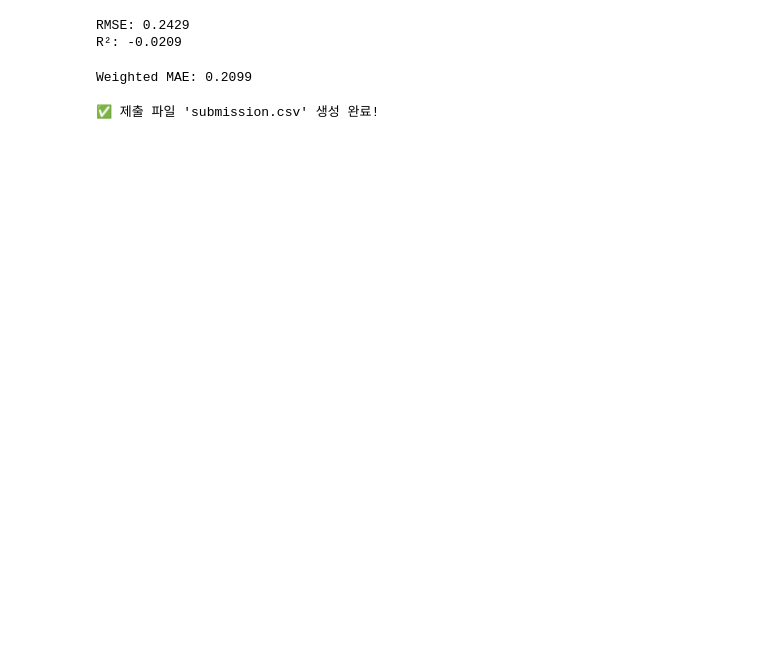
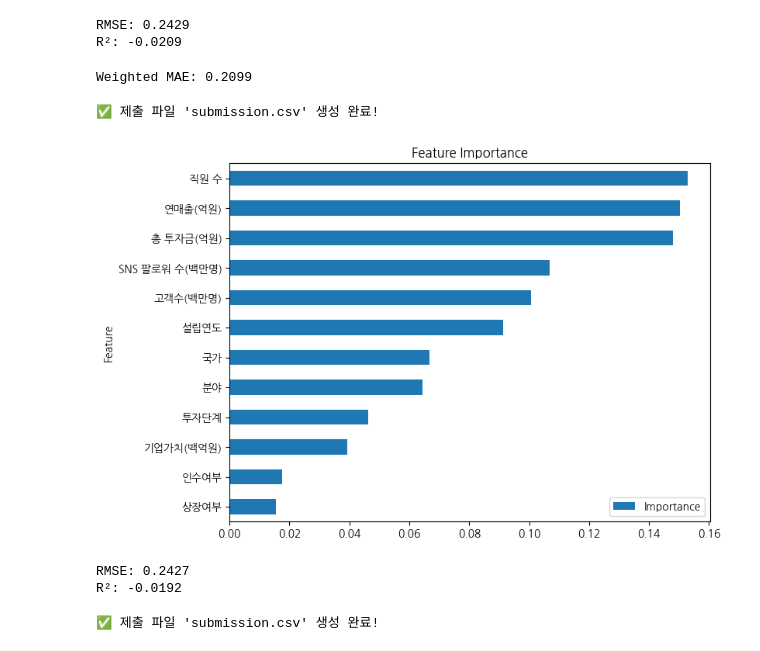
Before and after one commit to b00kkk/company_success_probability, a Jupyter notebook: the_probability_of_success_of_a_company.ipynb, the cells around one changed output. Drawn from its saved outputs; the diff is of its cells as text; code cells hidden in the pictures; blank space fills up the shorter version.

```diff
--- a/the_probability_of_success_of_a_company.ipynb
+++ b/the_probability_of_success_of_a_company.ipynb
@@ -271,3 +271,23 @@ submission.to_csv('submission.csv', index=False)
 print("✅ 제출 파일 'submission.csv' 생성 완료!")
 # %% [output]
 ✅ 제출 파일 'submission.csv' 생성 완료!
+# %%
+import matplotlib.pyplot as plt
+
+# 피처 중요도 추출
+importances = model.feature_importances_
+feature_names = X_train.columns
+
+# 중요도 정렬 시각화
+feat_imp_df = pd.DataFrame({
+    'Feature': feature_names,
+    'Importance': importances
+}).sort_values(by='Importance', ascending=False)
+
+feat_imp_df.plot(kind='barh', x='Feature', y='Importance', figsize=(8, 6), title="Feature Importance")
+plt.rc('font', family='NanumGothic')
+plt.rcParams['axes.unicode_minus'] = False
+plt.gca().invert_yaxis()
+plt.show()
+# %% [output]
+[figure, added]
@@ -273,0 +297,51 @@ print("✅ 제출 파일 'submission.csv' 생성 완료!")
+# %%
+from sklearn.ensemble import RandomForestRegressor
+from sklearn.model_selection import train_test_split
+from sklearn.metrics import mean_squared_error, r2_score
+
+# 타겟 변수
+target = '성공확률'
+
+# 학습에 사용할 피처 (ID, 성공확률 제외)
+features = [col for col in train_df.columns if col not in ['ID', target]]
+
+# 문자열 컬럼 제거 (혹시 남아있다면)
+X = train_df[features].select_dtypes(exclude='object')
+y = train_df[target]
+
+# 학습/검증 세트 분리
+X_train, X_val, y_train, y_val = train_test_split(X, y, test_size=0.2, random_state=42)
+
+# 모델 학습
+model = RandomForestRegressor(n_estimators=100, random_state=42)
+model.fit(X_train, y_train)
+
+# 예측 및 평가
+y_pred = model.predict(X_val)
+rmse = (mean_squared_error(y_val, y_pred))**0.5
+r2 = r2_score(y_val, y_pred)
+
+print(f"RMSE: {rmse:.4f}")
+print(f"R²: {r2:.4f}")
+# %% [output]
+RMSE: 0.2427
+R²: -0.0192
+# %%
+# test 데이터에서 학습에 사용한 동일한 feature 추출
+X_test = test_df[X.columns]  # X는 train_df에서 쓰인 최종 feature set
+
+# 예측 수행
+test_preds = model.predict(X_test)
+
+# 제출용 데이터프레임 생성
+submission = pd.DataFrame({
+    'ID': test_df['ID'],
+    '성공확률': test_preds
+})
+
+# 결과 저장
+submission.to_csv('submission.csv', index=False)
+
+print("✅ 제출 파일 'submission.csv' 생성 완료!")
+# %% [output]
+✅ 제출 파일 'submission.csv' 생성 완료!
```
Also changed, not shown: parts of 2 cells of this notebook.
